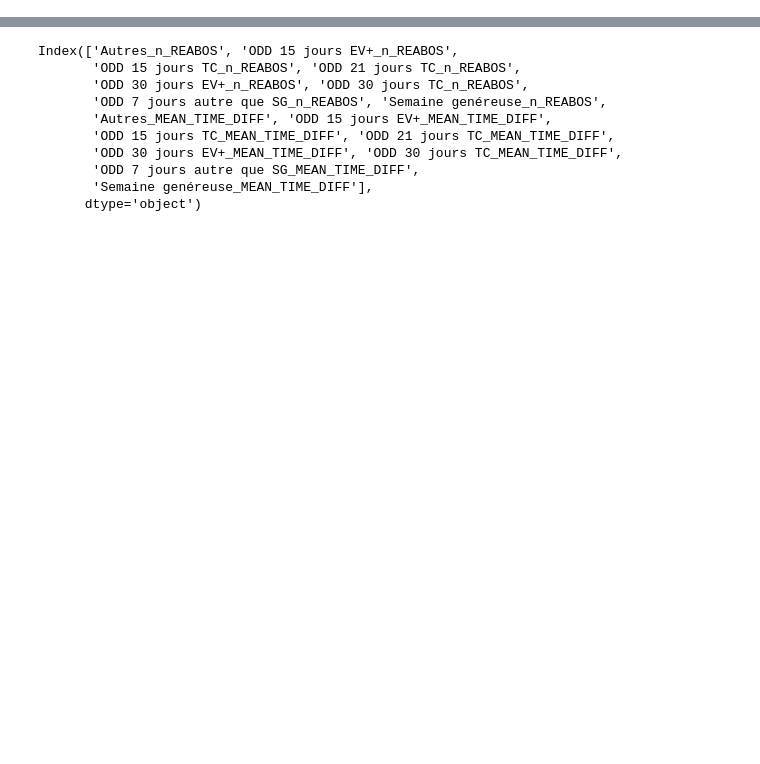
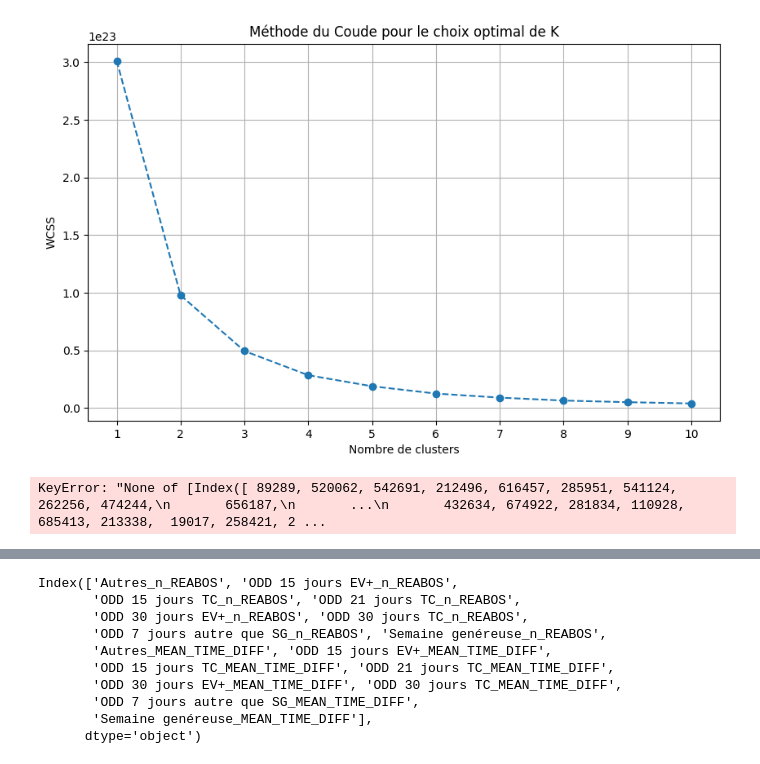
Before and after one commit to Statapp-CANAL/Statapp-CANAL, a Jupyter notebook: Data_operations/KMeans.ipynb, the cells around one changed output, grey strips where cells are left out. Drawn from its saved outputs; the diff is of its cells as text; code cells hidden in the pictures; blank space fills up the shorter version.

```diff
--- a/Data_operations/KMeans.ipynb
+++ b/Data_operations/KMeans.ipynb
@@ -20,0 +90,31 @@ df = new_df.drop(columns = ['NB_APPARITIONS', 'MOY_DELAI'])
+# %%
+wcss = []
+for i in range(1, 11):  # Test de 1 à 10 clusters
+    kmeans = KMeans(n_clusters=i, init='k-means++', max_iter=300, n_init=10, random_state=42)
+    kmeans.fit(df_scaled)
+    wcss.append(kmeans.inertia_)
+
+# Affichage de la méthode du coude
+plt.figure(figsize=(10, 6))
+plt.plot(range(1, 11), wcss, marker='o', linestyle='--')
+plt.title('Méthode du Coude pour le choix optimal de K')
+plt.xlabel('Nombre de clusters')
+plt.ylabel('WCSS')
+plt.xticks(range(1, 11))
+plt.grid(True)
+plt.show()
+# %% [output]
+[figure, added]
+# %%
+np.random.seed(42)
+indices = np.random.choice(range(len(df_scaled)), size=int(len(df_scaled) * 0.1), replace=False)
+sample = df_scaled[indices]
+silhouette_scores = []
+
+for k in range(2, 11):  # Testez des valeurs de k de 2 à 10
+    kmeans = KMeans(n_clusters=k, random_state=42)
+    kmeans.fit(sample)
+    score = silhouette_scores(sample, kmeans.labels_)
+    silhouette_scores.append(score)
+# %% [output]
+KeyError: "None of [Index([ 89289, 520062, 542691, 212496, 616457, 285951, 541124, 262256, 474244,\n       656187,\n       ...\n       432634, 674922, 281834, 110928, 685413, 213338,  19017, 258421, 2 ...
```
Also changed, not shown: parts of 11 cells of this notebook.
